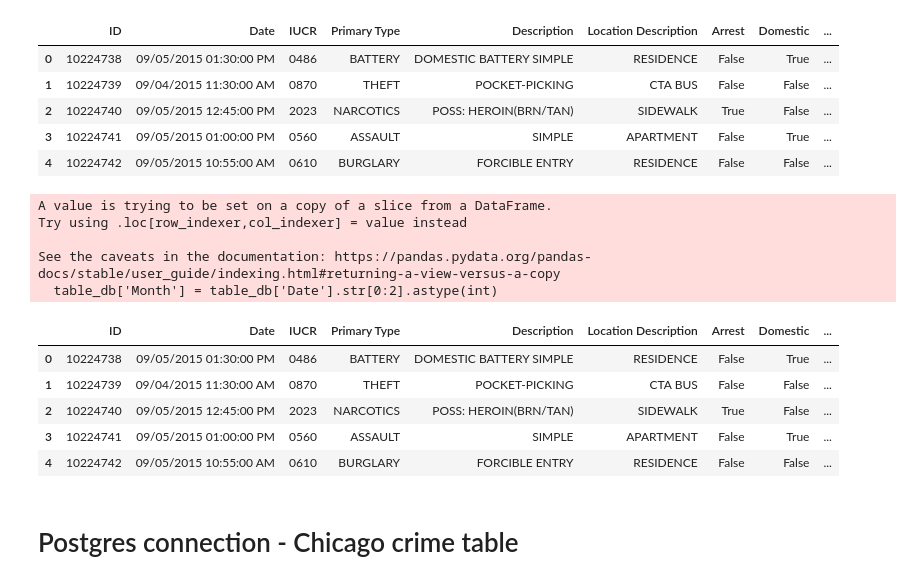
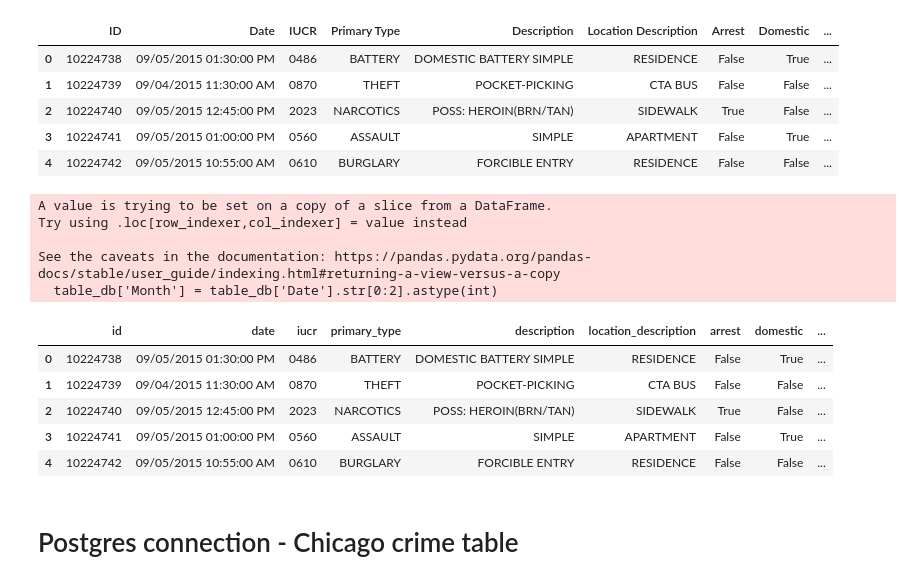
Before and after one commit to Karla-Flores/Chicago-Crime-Visualizing-Data, a Jupyter notebook: Proyect_03.ipynb, the cells around one changed output. Cells and saved outputs as stored; diff of their text form; code cells hidden in the pictures.

```diff
--- a/Proyect_03.ipynb
+++ b/Proyect_03.ipynb
@@ -85,22 +85,22 @@ table_db.head()
 # %%
 # table.reset_index(inplace=True)
 # table
-# %%
-table_db['Month'] = table_db['Date'].str[0:2].astype(int)
-# table = table.drop(['Date'], axis=1)
-table_db.head()
-# %% [output]
-A value is trying to be set on a copy of a slice from a DataFrame.
-Try using .loc[row_indexer,col_indexer] = value instead
-
-See the caveats in the documentation: https://pandas.pydata.org/pandas-docs/stable/user_guide/indexing.html#returning-a-view-versus-a-copy
-  table_db['Month'] = table_db['Date'].str[0:2].astype(int)
-|  | ID | Date | IUCR | Primary Type | Description | Location Description | Arrest | Domestic | ... |
-| 0 | 10224738 | 09/05/2015 01:30:00 PM | 0486 | BATTERY | DOMESTIC BATTERY SIMPLE | RESIDENCE | False | True | ... |
-| 1 | 10224739 | 09/04/2015 11:30:00 AM | 0870 | THEFT | POCKET-PICKING | CTA BUS | False | False | ... |
-| 2 | 10224740 | 09/05/2015 12:45:00 PM | 2023 | NARCOTICS | POSS: HEROIN(BRN/TAN) | SIDEWALK | True | False | ... |
-| 3 | 10224741 | 09/05/2015 01:00:00 PM | 0560 | ASSAULT | SIMPLE | APARTMENT | False | True | ... |
-| 4 | 10224742 | 09/05/2015 10:55:00 AM | 0610 | BURGLARY | FORCIBLE ENTRY | RESIDENCE | False | False | ... |
+# %%
+table_db['Month'] = table_db['Date'].str[0:2].astype(int)
+table_db = table_db.rename(columns={"ID": "id", "Date": "date", "IUCR": "iucr", "Primary Type": "primary_type", "Description": "description", "Location Description": "location_description", "Arrest": "arrest", "Domestic": "domestic", "Year": "year", "Latitude": "latitude", "Longitude": "longitude", "Month": "month"})
+table_db.head()
+# %% [output]
+A value is trying to be set on a copy of a slice from a DataFrame.
+Try using .loc[row_indexer,col_indexer] = value instead
+
+See the caveats in the documentation: https://pandas.pydata.org/pandas-docs/stable/user_guide/indexing.html#returning-a-view-versus-a-copy
+  table_db['Month'] = table_db['Date'].str[0:2].astype(int)
+|  | id | date | iucr | primary_type | description | location_description | arrest | domestic | ... |
+| 0 | 10224738 | 09/05/2015 01:30:00 PM | 0486 | BATTERY | DOMESTIC BATTERY SIMPLE | RESIDENCE | False | True | ... |
+| 1 | 10224739 | 09/04/2015 11:30:00 AM | 0870 | THEFT | POCKET-PICKING | CTA BUS | False | False | ... |
+| 2 | 10224740 | 09/05/2015 12:45:00 PM | 2023 | NARCOTICS | POSS: HEROIN(BRN/TAN) | SIDEWALK | True | False | ... |
+| 3 | 10224741 | 09/05/2015 01:00:00 PM | 0560 | ASSAULT | SIMPLE | APARTMENT | False | True | ... |
+| 4 | 10224742 | 09/05/2015 10:55:00 AM | 0610 | BURGLARY | FORCIBLE ENTRY | RESIDENCE | False | False | ... |
 # %% [markdown]
 # Postgres connection - Chicago crime table
 # %%
```
Also changed, not shown: parts of 2 cells of this notebook, 1 other file.
